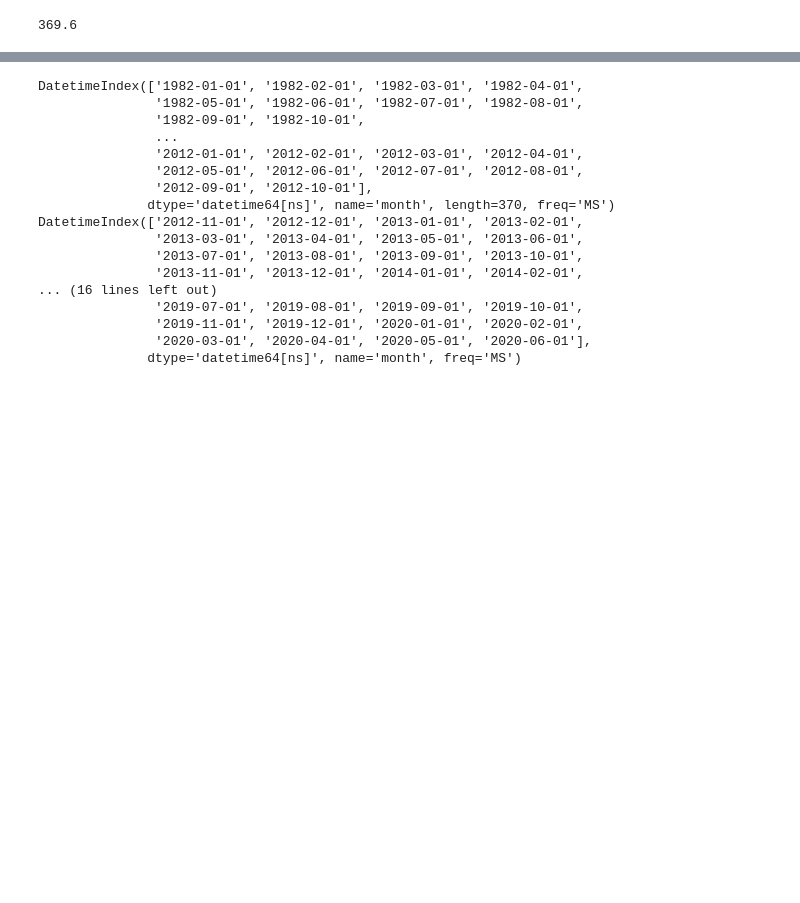
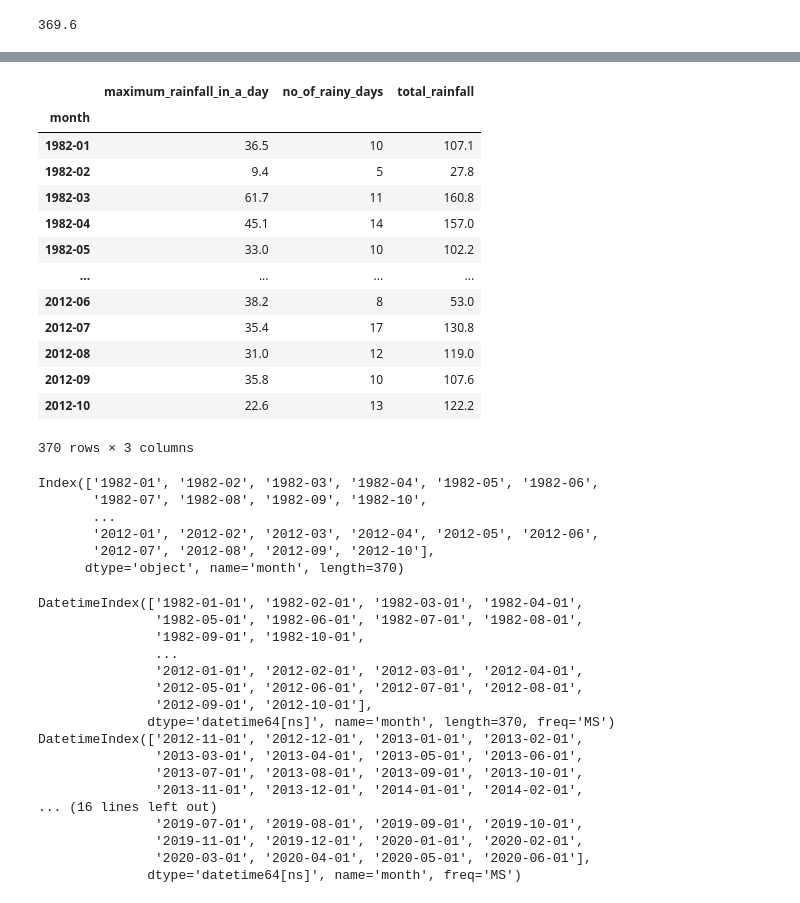
Before and after one commit to sudhi48/Rainfall-Time-Series, a Jupyter notebook: RainfallTimeSeries.ipynb, the cells around one changed output, grey strips where cells are left out. Cells and saved outputs as stored; diff of their text form; code cells hidden in the pictures; blank space fills up the shorter version.

```diff
--- a/RainfallTimeSeries.ipynb
+++ b/RainfallTimeSeries.ipynb
@@ -467,6 +455,30 @@ test = org_df[370:]
 # %%
-# setting indexes
 train=train.set_index('month')
 test=test.set_index('month')
+train
+# %% [output]
+|  | maximum_rainfall_in_a_day | no_of_rainy_days | total_rainfall |
+| month |  |  |  |
+| 1982-01 | 36.5 | 10 | 107.1 |
+| 1982-02 | 9.4 | 5 | 27.8 |
+| 1982-03 | 61.7 | 11 | 160.8 |
+| 1982-04 | 45.1 | 14 | 157.0 |
+| 1982-05 | 33.0 | 10 | 102.2 |
+| ... | ... | ... | ... |
+| 2012-06 | 38.2 | 8 | 53.0 |
+| 2012-07 | 35.4 | 17 | 130.8 |
+| 2012-08 | 31.0 | 12 | 119.0 |
+| 2012-09 | 35.8 | 10 | 107.6 |
+| 2012-10 | 22.6 | 13 | 122.2 |
+370 rows × 3 columns
+# %%
+train.index
+# %% [output]
+Index(['1982-01', '1982-02', '1982-03', '1982-04', '1982-05', '1982-06',
+       '1982-07', '1982-08', '1982-09', '1982-10',
+       ...
+       '2012-01', '2012-02', '2012-03', '2012-04', '2012-05', '2012-06',
+       '2012-07', '2012-08', '2012-09', '2012-10'],
+      dtype='object', name='month', length=370)
 # %%
 # setting frequencies
```
Also changed, not shown: parts of 13 cells of this notebook.
